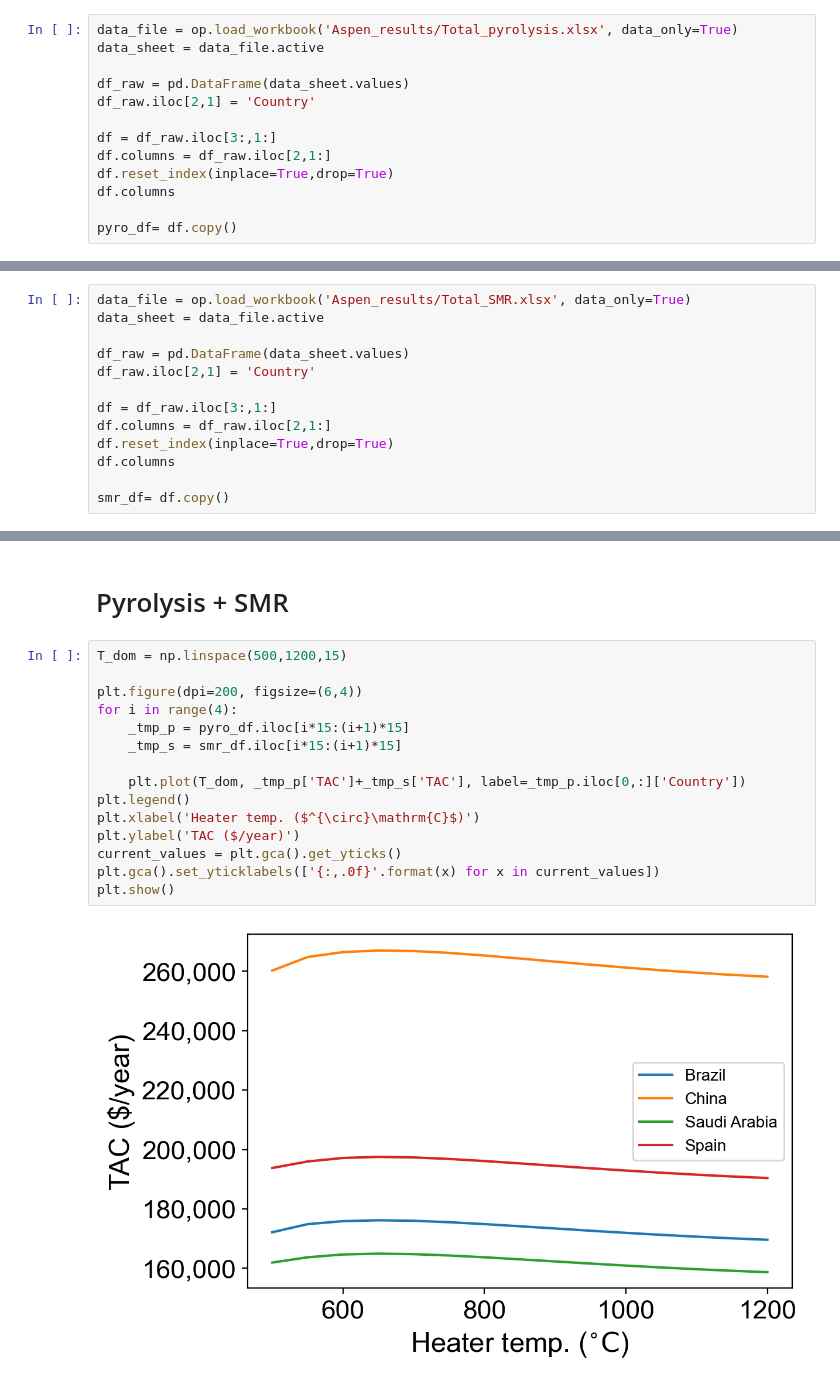
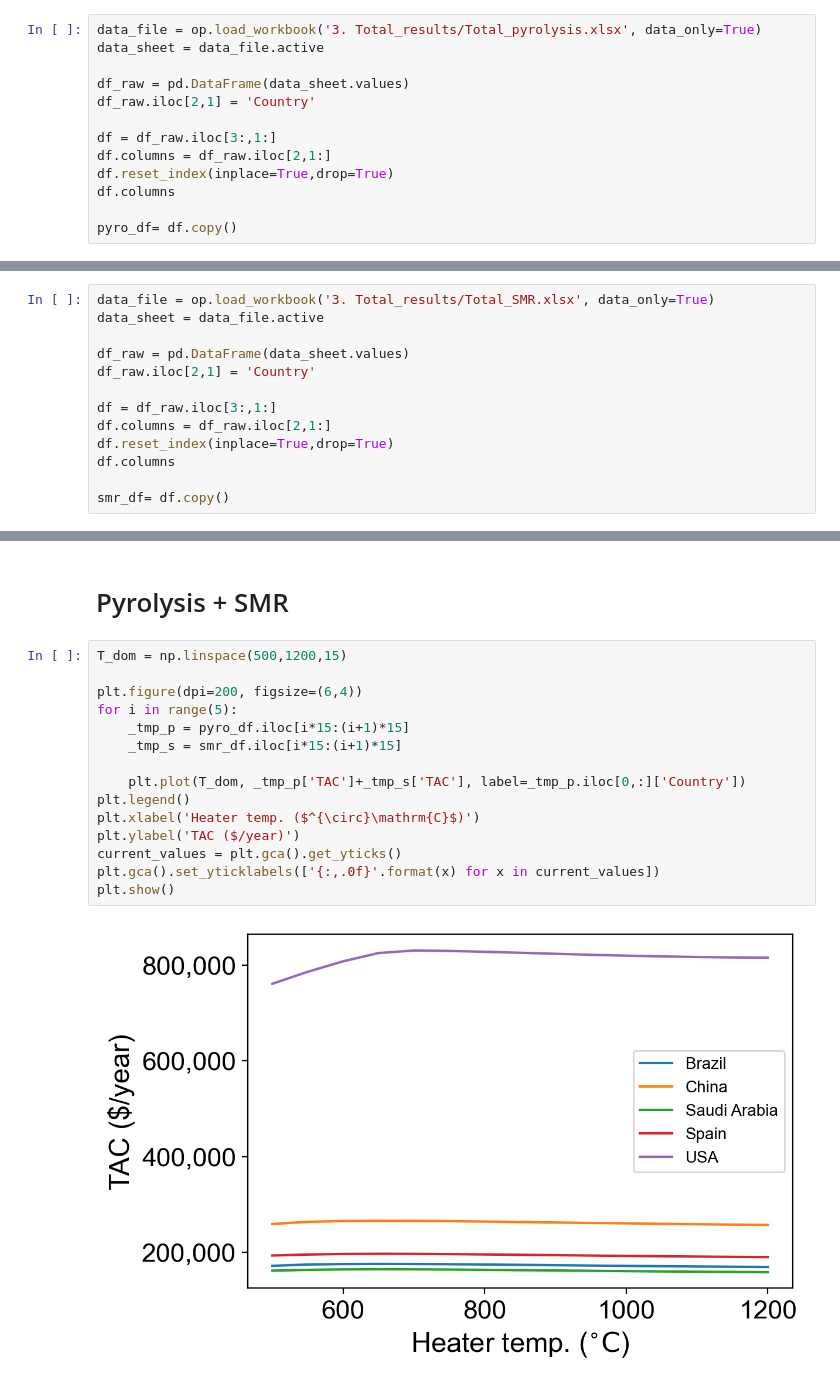
Before and after one commit to NahyeonAn/TeamEnv, a Jupyter notebook: TEA/TEA_PyrSMR.ipynb, the cells around one changed output, grey strips where cells are left out. Saved outputs shown, nothing was run; the diff lists cells and outputs as text.

```diff
--- a/TEA/TEA_PyrSMR.ipynb
+++ b/TEA/TEA_PyrSMR.ipynb
@@ -94,7 +111,7 @@ data.to_csv('Results_TEA_pyrolysis.csv')
 # %% [markdown]
 ## Results analysis
 # %%
-data_file = op.load_workbook('Aspen_results/Total_pyrolysis.xlsx', data_only=True)
+data_file = op.load_workbook('3. Total_results/Total_pyrolysis.xlsx', data_only=True)
 data_sheet = data_file.active
 
 df_raw = pd.DataFrame(data_sheet.values)
@@ -203,7 +227,7 @@ data.to_csv('Results_TEA_SMR.csv')
 # %% [markdown]
 ## Results analysis
 # %%
-data_file = op.load_workbook('Aspen_results/Total_SMR.xlsx', data_only=True)
+data_file = op.load_workbook('3. Total_results/Total_SMR.xlsx', data_only=True)
 data_sheet = data_file.active
 
 df_raw = pd.DataFrame(data_sheet.values)
@@ -236,20 +260,20 @@ plt.show()
 # %%
 T_dom = np.linspace(500,1200,15)
 
 plt.figure(dpi=200, figsize=(6,4))
-for i in range(4):
+for i in range(5):
     _tmp_p = pyro_df.iloc[i*15:(i+1)*15]
     _tmp_s = smr_df.iloc[i*15:(i+1)*15]
 
     plt.plot(T_dom, _tmp_p['TAC']+_tmp_s['TAC'], label=_tmp_p.iloc[0,:]['Country'])
 plt.legend()
 plt.xlabel('Heater temp. ($^{\circ}\mathrm{C}$)')
 plt.ylabel('TAC ($/year)')
 current_values = plt.gca().get_yticks()
 plt.gca().set_yticklabels(['{:,.0f}'.format(x) for x in current_values])
 plt.show()
 # %% [output]
-[figure, old version]
+[figure, new version]
 # %%
 T_dom = np.linspace(500,1200,15)
 
```
Also changed, not shown: parts of 11 cells of this notebook, 17 other files.
